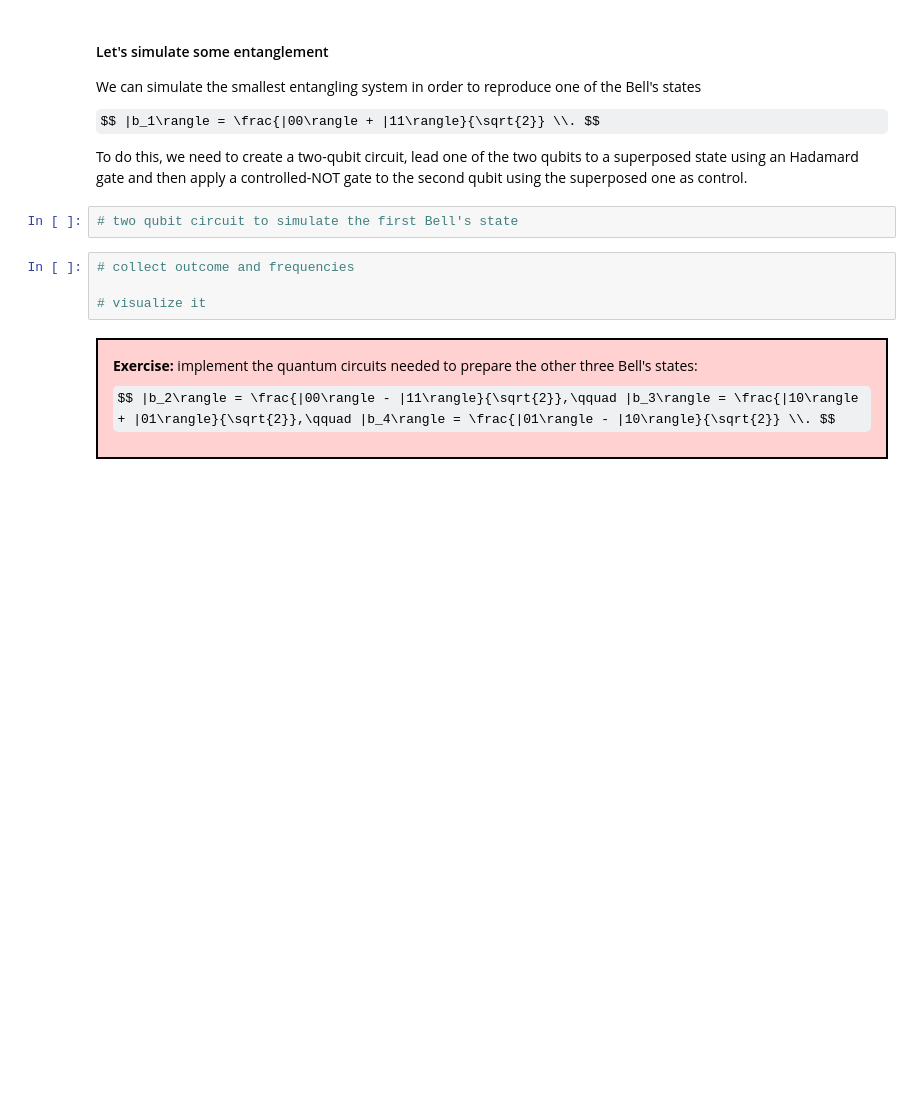
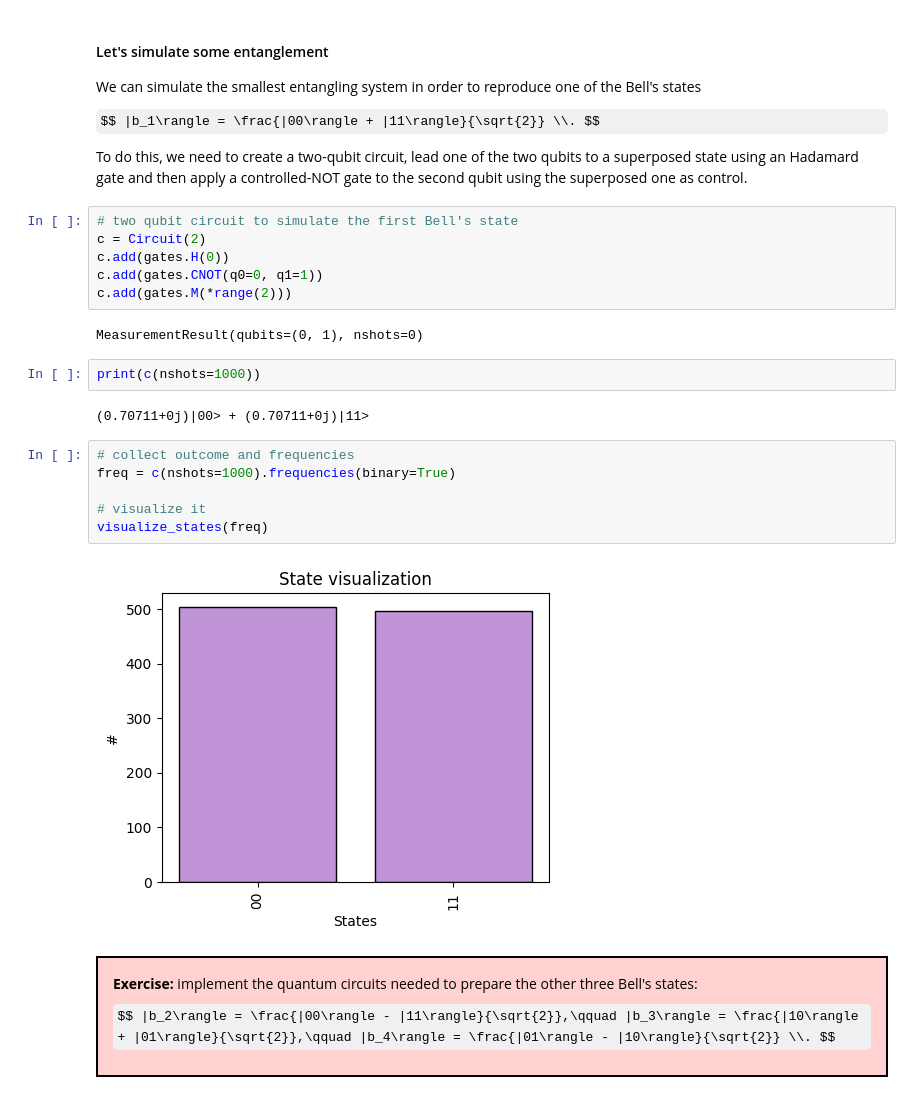
Before and after one commit to qiboteam/qiboedu, a Jupyter notebook: notebooks/Lecture1.ipynb, the cells around one changed output. Cells and saved outputs as stored; diff of their text form; some formulas as TeX source; blank space fills up the shorter version.

```diff
--- a/notebooks/Lecture1.ipynb
+++ b/notebooks/Lecture1.ipynb
@@ -152,10 +303,24 @@ $$ |b_1\rangle = \frac{|00\rangle + |11\rangle}{\sqrt{2}} \\. $$
 To do this, we need to create a two-qubit circuit, lead one of the two qubits to a superposed state using an Hadamard gate and then apply a controlled-NOT gate to the second qubit using the superposed one as control.
 # %%
 # two qubit circuit to simulate the first Bell's state
+c = Circuit(2)
+c.add(gates.H(0))
+c.add(gates.CNOT(q0=0, q1=1))
+c.add(gates.M(*range(2)))
+# %% [output]
+MeasurementResult(qubits=(0, 1), nshots=0)
+# %%
+print(c(nshots=1000))
+# %% [output]
+(0.70711+0j)|00> + (0.70711+0j)|11>
 # %%
 # collect outcome and frequencies
+freq = c(nshots=1000).frequencies(binary=True)
 
 # visualize it
+visualize_states(freq)
+# %% [output]
+[figure, added]
 # %% [markdown]
 <div style="background-color: rgba(255, 105, 105, 0.3); border: 2.5px solid #000000; padding: 15px;">
     <strong>Exercise:</strong> implement the quantum circuits needed to prepare the other three Bell's states:
```
Also changed, not shown: parts of 31 cells of this notebook.
